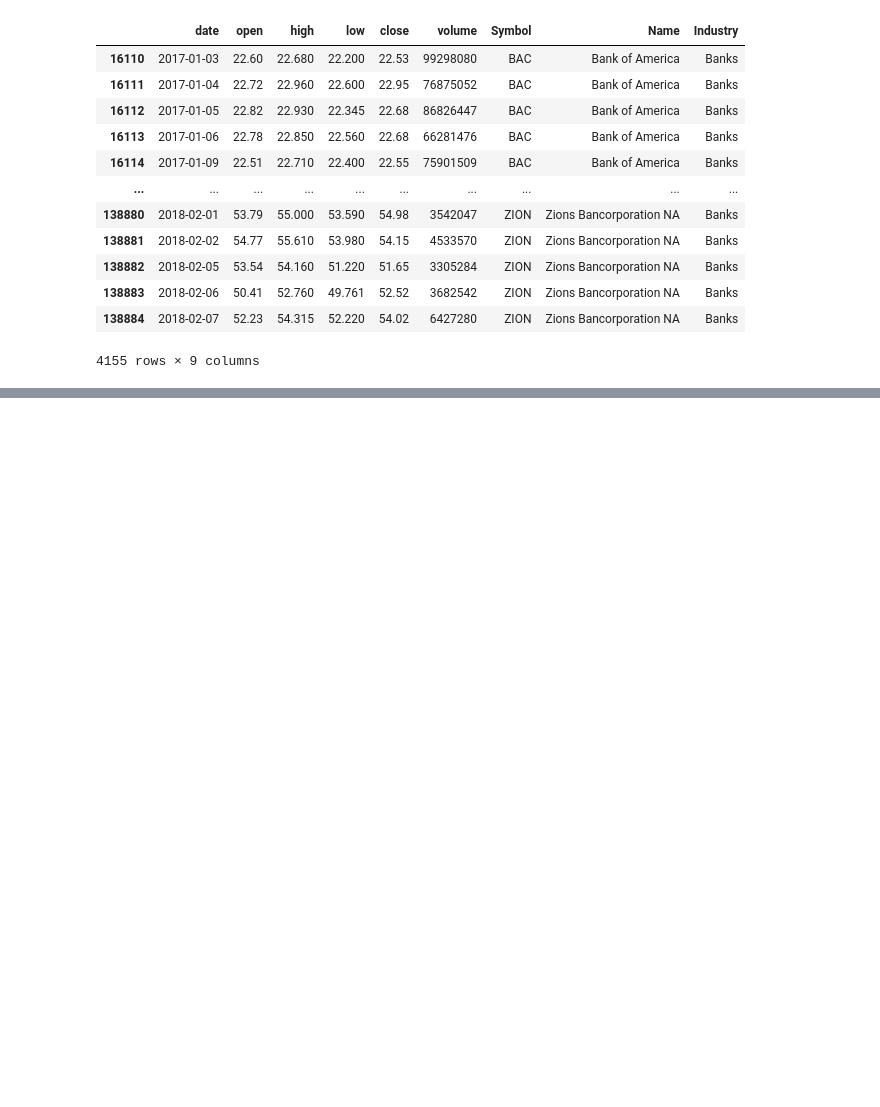
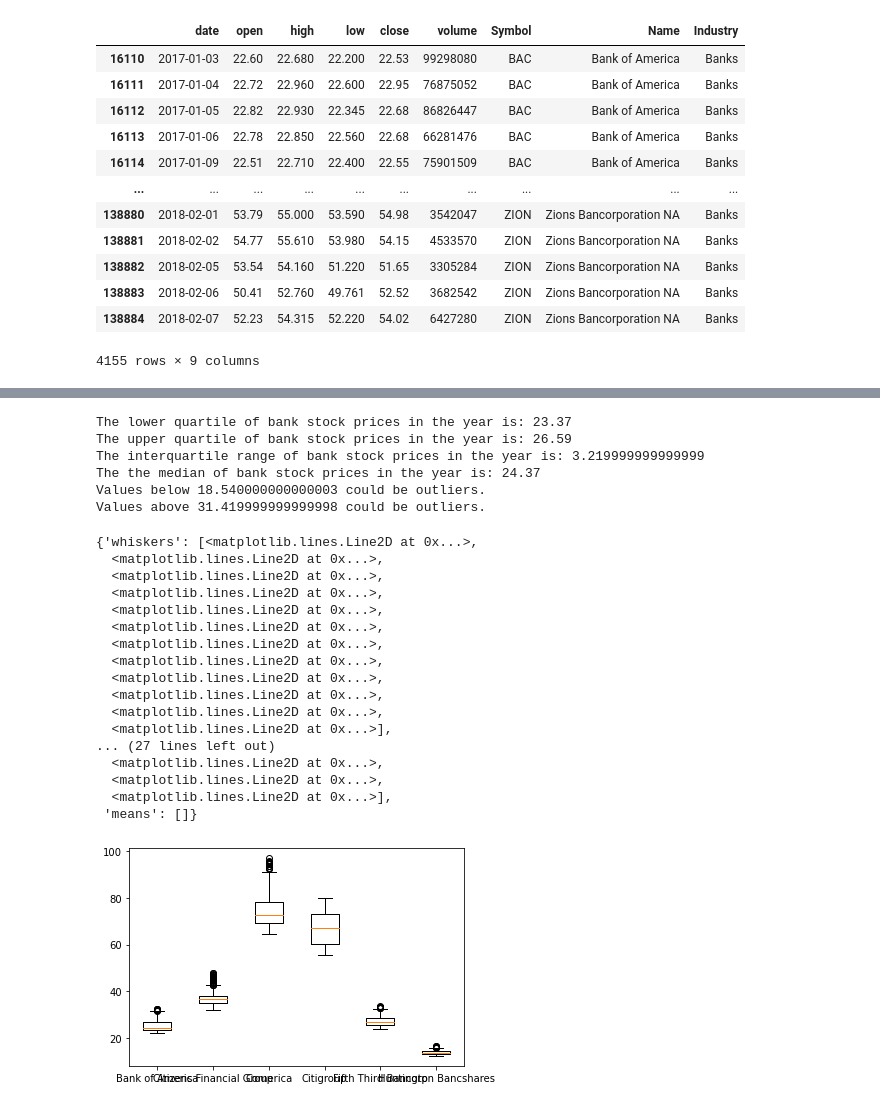
Before and after one commit to TracieDiepBautista/StockAnalytics, a Jupyter notebook: pandasDataManipulation-jy.ipynb, the cells around one changed output, grey strips where cells are left out. Saved outputs shown, nothing was run; the diff lists cells and outputs as text; code cells hidden in the pictures; blank space fills up the shorter version.

```diff
--- a/pandasDataManipulation-jy.ipynb
+++ b/pandasDataManipulation-jy.ipynb
@@ -191,0 +211,18 @@ BanksQuantity
+# %%
+bankStock_list = ["Bank of America", "Citizens Financial Group", "Comerica", "Citigroup","Fifth Third Bancorp","Huntington Bancshares"]
+
+# Create empty list to fill with stock close prices
+bank_price_list = []
+
+# Calculate the IQR and quantitatively determine if there are any potential outliers.
+for price in bankStock_list:
+
+
+    prices = banks_df.loc[banks_df["Name"] == price, 'close']
+
+    # add subset
+    bank_price_list.append(prices)
+
+    # Determine outliers using upper and lower bounds
+    quartiles = prices.quantile([.25,.5,.75])
+    print(quartiles)
@@ -192,3 +247,50 @@ BanksQuantity
+# %%
+quartiles = BAC.quantile([.25,.5,.75])
+lowerq = quartiles[0.25]
+upperq = quartiles[0.75]
+iqr = upperq-lowerq
+
+print(f"The lower quartile of bank stock prices in the year is: {lowerq}")
+print(f"The upper quartile of bank stock prices in the year is: {upperq}")
+print(f"The interquartile range of bank stock prices in the year is: {iqr}")
+print(f"The the median of bank stock prices in the year is: {quartiles[0.5]} ")
+
+lower_bound = lowerq - (1.5*iqr)  # lower the lower (1.5 times the iqr)|upper the upper () -> ouliers
+upper_bound = upperq + (1.5*iqr)
+print(f"Values below {lower_bound} could be outliers.")
+print(f"Values above {upper_bound} could be outliers.")
+# %% [output]
+The lower quartile of bank stock prices in the year is: 23.37
+The upper quartile of bank stock prices in the year is: 26.59
+The interquartile range of bank stock prices in the year is: 3.219999999999999
+The the median of bank stock prices in the year is: 24.37
+Values below 18.540000000000003 could be outliers.
+Values above 31.419999999999998 could be outliers.
+# %%
+# boxplot:
+
+fig1, ax1 = plt.subplots()
+
+plt.boxplot(bank_price_list,labels=bankStock_list)
+# %% [output]
+{'whiskers': [<matplotlib.lines.Line2D at 0x...>,
+  <matplotlib.lines.Line2D at 0x...>,
+  <matplotlib.lines.Line2D at 0x...>,
+  <matplotlib.lines.Line2D at 0x...>,
+  <matplotlib.lines.Line2D at 0x...>,
+  <matplotlib.lines.Line2D at 0x...>,
+  <matplotlib.lines.Line2D at 0x...>,
+  <matplotlib.lines.Line2D at 0x...>,
+  <matplotlib.lines.Line2D at 0x...>,
+  <matplotlib.lines.Line2D at 0x...>,
+  <matplotlib.lines.Line2D at 0x...>,
+  <matplotlib.lines.Line2D at 0x...>],
+... (27 lines left out)
+  <matplotlib.lines.Line2D at 0x...>,
+  <matplotlib.lines.Line2D at 0x...>,
+  <matplotlib.lines.Line2D at 0x...>],
+ 'means': []}
+[figure, added]
 # %%
 # convert 3 df into 3 csv files:
 
```
Also changed, not shown: parts of 4 cells of this notebook, 3 other files.
